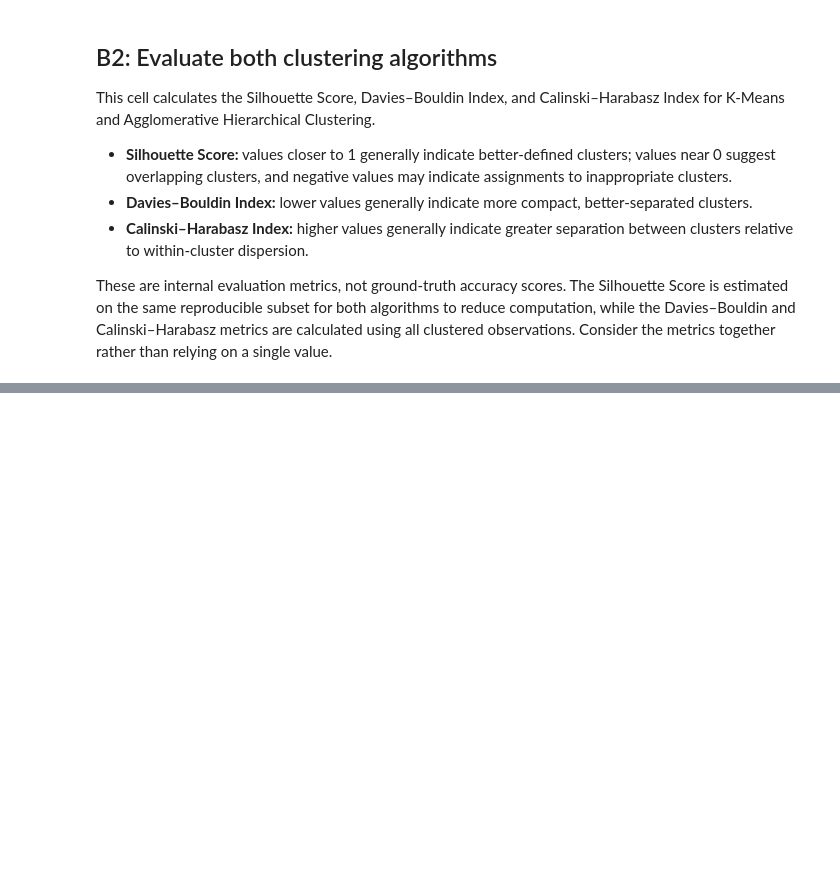
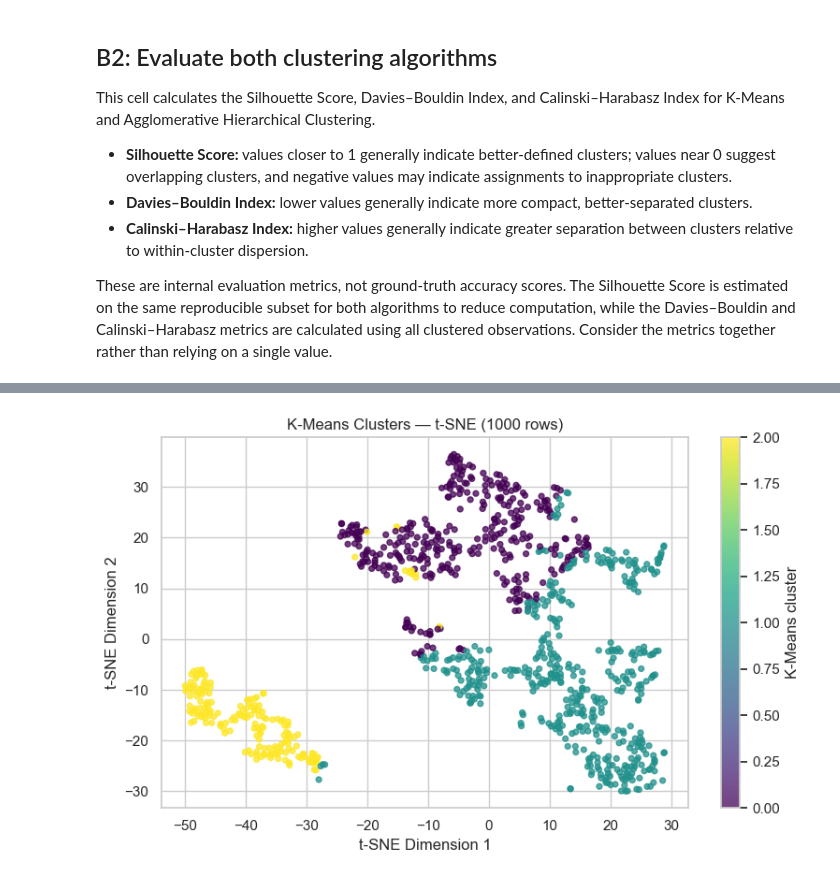
Before and after one commit to Roots26Hz/ChargeIQ, a Jupyter notebook: notebooks/clustering.ipynb, the cells around one changed output, grey strips where cells are left out. Saved outputs shown, nothing was run; the diff lists cells and outputs as text; code cells hidden in the pictures; blank space fills up the shorter version.

```diff
--- a/notebooks/clustering.ipynb
+++ b/notebooks/clustering.ipynb
@@ -424,0 +482,36 @@ display(clustering_results_df.round(4))
+# %%
+TSNE_SIZE = min(1000, len(X_scaled))
+rng = np.random.default_rng(RANDOM_STATE)
+tsne_indices = np.sort(
+    rng.choice(len(X_scaled), size=TSNE_SIZE, replace=False)
+)
+
+X_tsne_input = X_scaled[tsne_indices]
+tsne_labels = kmeans_labels[tsne_indices]
+
+if TSNE_SIZE < 3:
+    print("Not enough observations for t-SNE; at least 3 are needed.")
+else:
+    tsne = TSNE(
+        n_components=2,
+        perplexity=min(30, TSNE_SIZE - 1),
+        learning_rate="auto",
+        init="pca",
+        random_state=RANDOM_STATE
+    )
+    X_tsne = tsne.fit_transform(X_tsne_input)
+
+    plt.figure(figsize=(8, 5))
+    scatter = plt.scatter(
+        X_tsne[:, 0], X_tsne[:, 1],
+        c=tsne_labels, cmap="viridis",
+        s=18, alpha=0.75
+    )
+    plt.colorbar(scatter, label="K-Means cluster")
+    plt.xlabel("t-SNE Dimension 1")
+    plt.ylabel("t-SNE Dimension 2")
+    plt.title(f"K-Means Clusters — t-SNE ({TSNE_SIZE} rows)")
+    plt.tight_layout()
+    plt.show()
+# %% [output]
+[figure, added]
```
Also changed, not shown: parts of 5 cells of this notebook.
